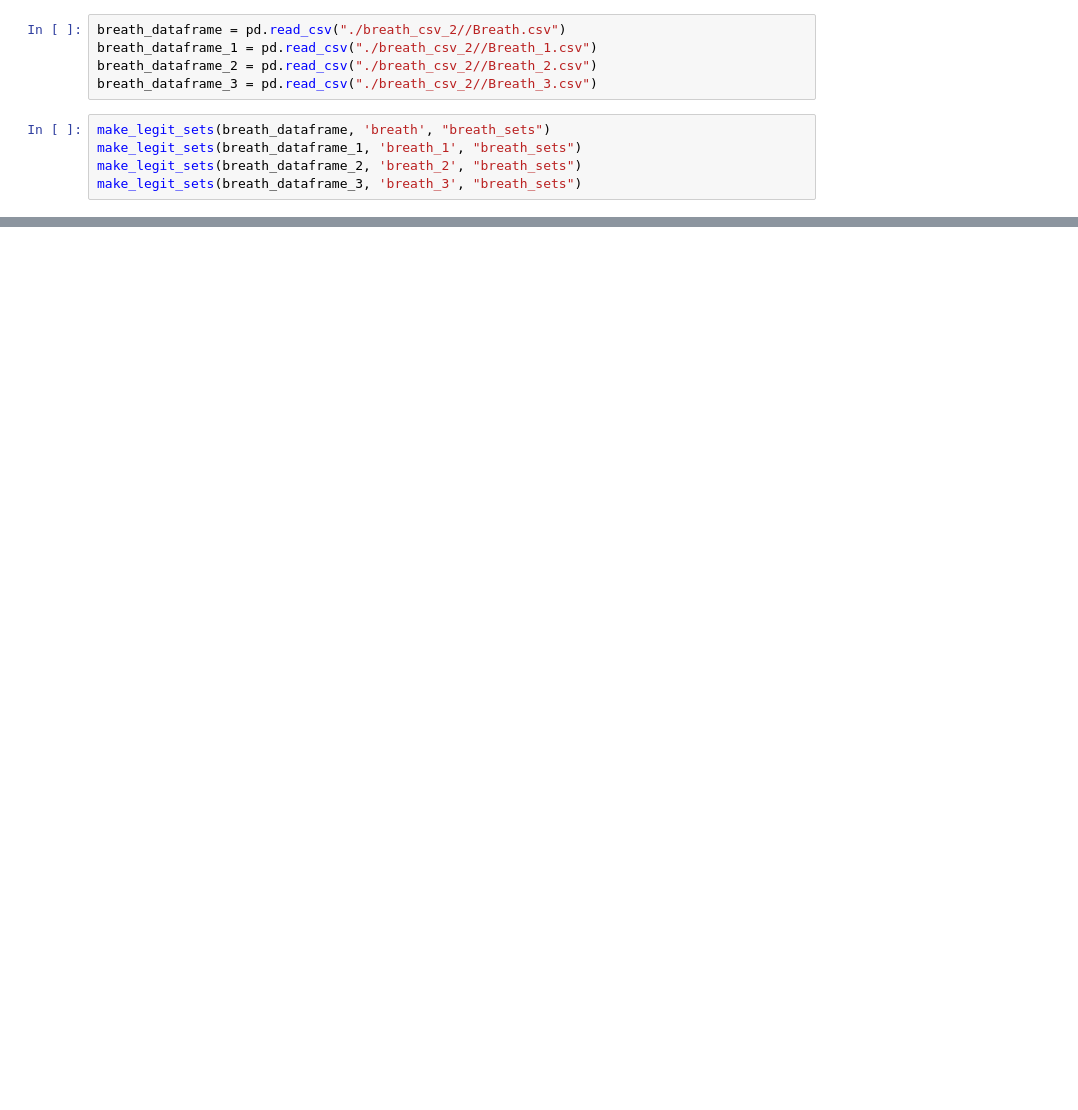
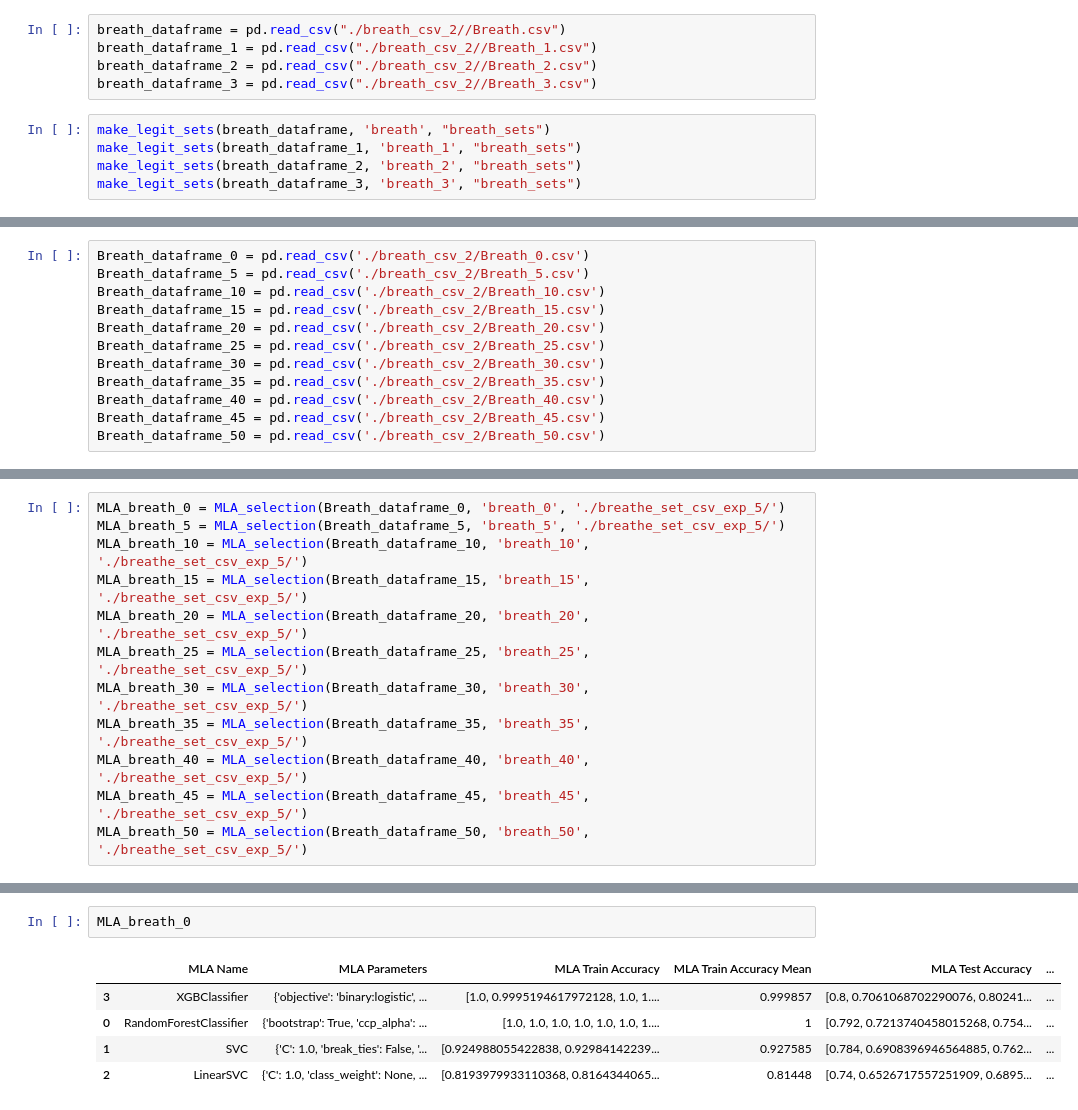
Before and after one commit to akansh12/breath_segmentation, a Jupyter notebook: EXP_4_AND_5_[Breath].ipynb, the cells around one changed output, grey strips where cells are left out. Saved outputs shown, nothing was run; the diff lists cells and outputs as text; blank space fills up the shorter version.

```diff
--- a/EXP_4_AND_5_[Breath].ipynb
+++ b/EXP_4_AND_5_[Breath].ipynb
@@ -643,0 +610,12 @@ array(['4001_C_Na_M_Na_Na_Y.json', '4004_P_Asthma_m_54_Y.json',
+# %%
+Breath_dataframe_0 = pd.read_csv('./breath_csv_2/Breath_0.csv')
+Breath_dataframe_5 = pd.read_csv('./breath_csv_2/Breath_5.csv')
+Breath_dataframe_10 = pd.read_csv('./breath_csv_2/Breath_10.csv')
+Breath_dataframe_15 = pd.read_csv('./breath_csv_2/Breath_15.csv')
+Breath_dataframe_20 = pd.read_csv('./breath_csv_2/Breath_20.csv')
+Breath_dataframe_25 = pd.read_csv('./breath_csv_2/Breath_25.csv')
+Breath_dataframe_30 = pd.read_csv('./breath_csv_2/Breath_30.csv')
+Breath_dataframe_35 = pd.read_csv('./breath_csv_2/Breath_35.csv')
+Breath_dataframe_40 = pd.read_csv('./breath_csv_2/Breath_40.csv')
+Breath_dataframe_45 = pd.read_csv('./breath_csv_2/Breath_45.csv')
+Breath_dataframe_50 = pd.read_csv('./breath_csv_2/Breath_50.csv')
@@ -643,0 +634,12 @@ array(['4001_C_Na_M_Na_Na_Y.json', '4004_P_Asthma_m_54_Y.json',
+# %%
+MLA_breath_0 = MLA_selection(Breath_dataframe_0, 'breath_0', './breathe_set_csv_exp_5/')
+MLA_breath_5 = MLA_selection(Breath_dataframe_5, 'breath_5', './breathe_set_csv_exp_5/')
+MLA_breath_10 = MLA_selection(Breath_dataframe_10, 'breath_10', './breathe_set_csv_exp_5/')
+MLA_breath_15 = MLA_selection(Breath_dataframe_15, 'breath_15', './breathe_set_csv_exp_5/')
+MLA_breath_20 = MLA_selection(Breath_dataframe_20, 'breath_20', './breathe_set_csv_exp_5/')
+MLA_breath_25 = MLA_selection(Breath_dataframe_25, 'breath_25', './breathe_set_csv_exp_5/')
+MLA_breath_30 = MLA_selection(Breath_dataframe_30, 'breath_30', './breathe_set_csv_exp_5/')
+MLA_breath_35 = MLA_selection(Breath_dataframe_35, 'breath_35', './breathe_set_csv_exp_5/')
+MLA_breath_40 = MLA_selection(Breath_dataframe_40, 'breath_40', './breathe_set_csv_exp_5/')
+MLA_breath_45 = MLA_selection(Breath_dataframe_45, 'breath_45', './breathe_set_csv_exp_5/')
+MLA_breath_50 = MLA_selection(Breath_dataframe_50, 'breath_50', './breathe_set_csv_exp_5/')
@@ -643,0 +757,8 @@ array(['4001_C_Na_M_Na_Na_Y.json', '4004_P_Asthma_m_54_Y.json',
+# %%
+MLA_breath_0
+# %% [output]
+|  | MLA Name | MLA Parameters | MLA Train Accuracy | MLA Train Accuracy Mean | MLA Test Accuracy | ... |
+| 3 | XGBClassifier | {'objective': 'binary:logistic', ... | [1.0, 0.9995194617972128, 1.0, 1.... | 0.999857 | [0.8, 0.7061068702290076, 0.80241... | ... |
+| 0 | RandomForestClassifier | {'bootstrap': True, 'ccp_alpha': ... | [1.0, 1.0, 1.0, 1.0, 1.0, 1.0, 1.... | 1 | [0.792, 0.7213740458015268, 0.754... | ... |
+| 1 | SVC | {'C': 1.0, 'break_ties': False, '... | [0.924988055422838, 0.92984142239... | 0.927585 | [0.784, 0.6908396946564885, 0.762... | ... |
+| 2 | LinearSVC | {'C': 1.0, 'class_weight': None, ... | [0.8193979933110368, 0.8164344065... | 0.81448 | [0.74, 0.6526717557251909, 0.6895... | ... |
```
Also changed, not shown: parts of 26 cells of this notebook, 2 other files.
